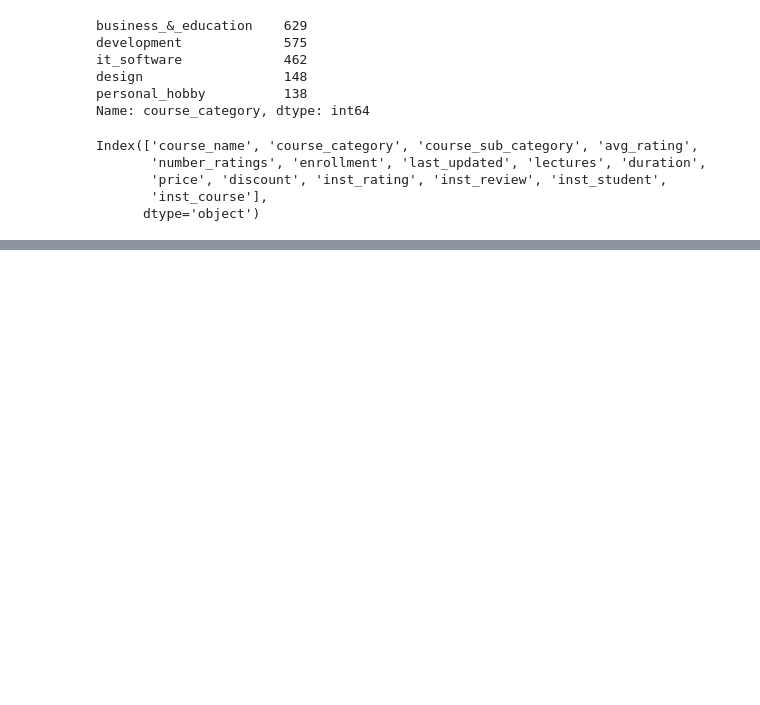
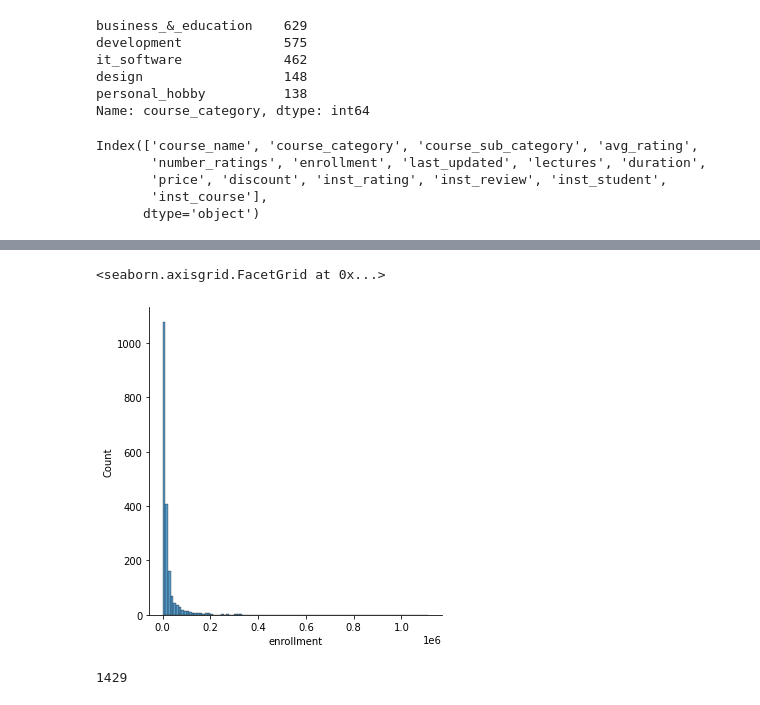
Before and after one commit to KaisenWu/FeatureEngineering_Project_CourseRecords_Pandas, a Jupyter notebook: FeatureEngineering_Project_CourseRecords_Pandas.ipynb, the cells around one changed output, grey strips where cells are left out. Saved outputs shown, nothing was run; the diff lists cells and outputs as text; code cells hidden in the pictures; blank space fills up the shorter version.

```diff
--- a/FeatureEngineering_Project_CourseRecords_Pandas.ipynb
+++ b/FeatureEngineering_Project_CourseRecords_Pandas.ipynb
@@ -316,0 +323,3 @@ df.head()
+# %%
+# Read the data from the saved csv file.
+df_cleaned = pd.read_csv('/content/drive/MyDrive/Colab Notebooks/Lab1/course_data_cleaned.csv')
@@ -316,0 +498,6 @@ df.head()
+# %%
+# Create a histogram plot of the enrollment.
+sns.displot(df_cleaned['enrollment'], bins=100)
+# %% [output]
+<seaborn.axisgrid.FacetGrid at 0x...>
+[figure, added]
@@ -316,0 +507,4 @@ df.head()
+# %%
+len(df_cleaned)
+# %% [output]
+1429
```
Also changed, not shown: parts of 28 cells of this notebook.
